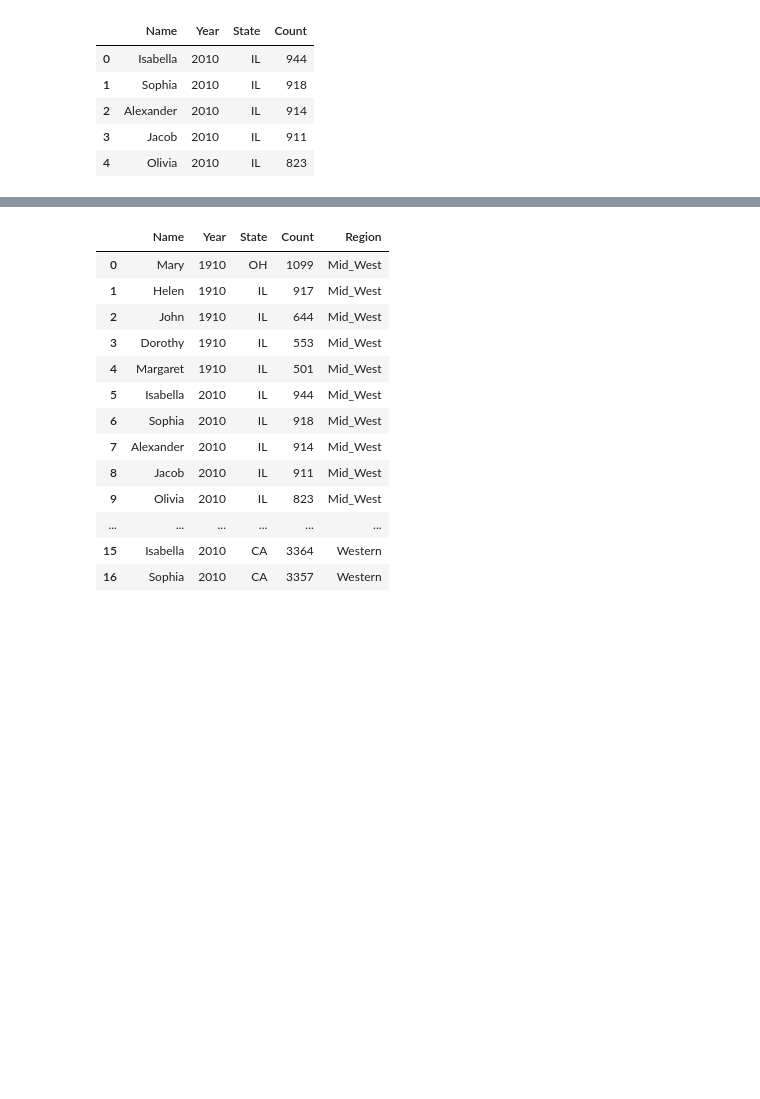
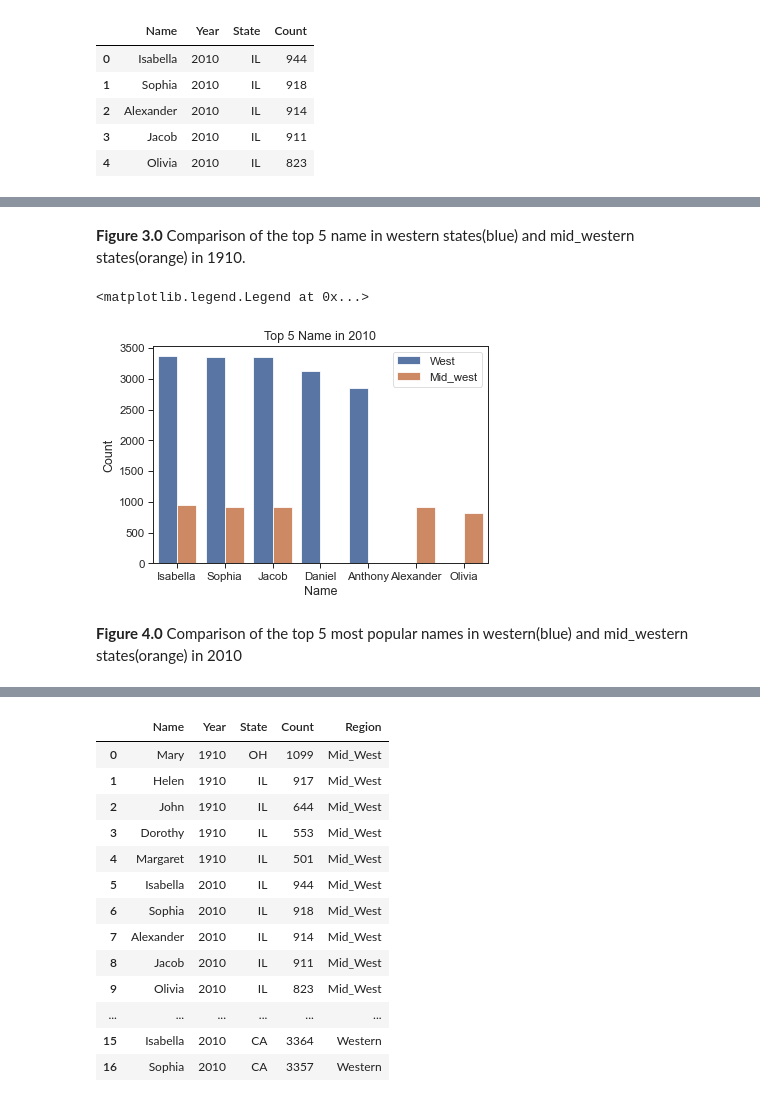
Before and after one commit to data301-2020-winter2/course-project-group_1039, a Jupyter notebook: analysis/Rita/Milestonr2_EDA.ipynb, the cells around one changed output, grey strips where cells are left out. Cells and saved outputs as stored; diff of their text form; code cells hidden in the pictures; blank space fills up the shorter version.

```diff
--- a/analysis/Rita/Milestonr2_EDA.ipynb
+++ b/analysis/Rita/Milestonr2_EDA.ipynb
@@ -215,0 +254,12 @@ Now I want to take a closer look at the ***regional difference***
+# %% [markdown]
+**Figure 3.0** Comparison of the top 5 name in western states(blue) and mid_western states(orange) in 1910.
+# %%
+sns.set_theme(context="paper", style="ticks",  font_scale=1.3)
+states1= sns.barplot(x='Name',y='Count',data= region_2010, hue='Region')
+states1.set_title("Top 5 Name in 2010")
+plt.legend(loc=1)
+# %% [output]
+<matplotlib.legend.Legend at 0x...>
+[figure, added]
+# %% [markdown]
+**Figure 4.0** Comparison of the top 5 most popular names in western(blue) and mid_western states(orange) in 2010
```
Also changed, not shown: parts of 9 cells of this notebook, 2 other files.
